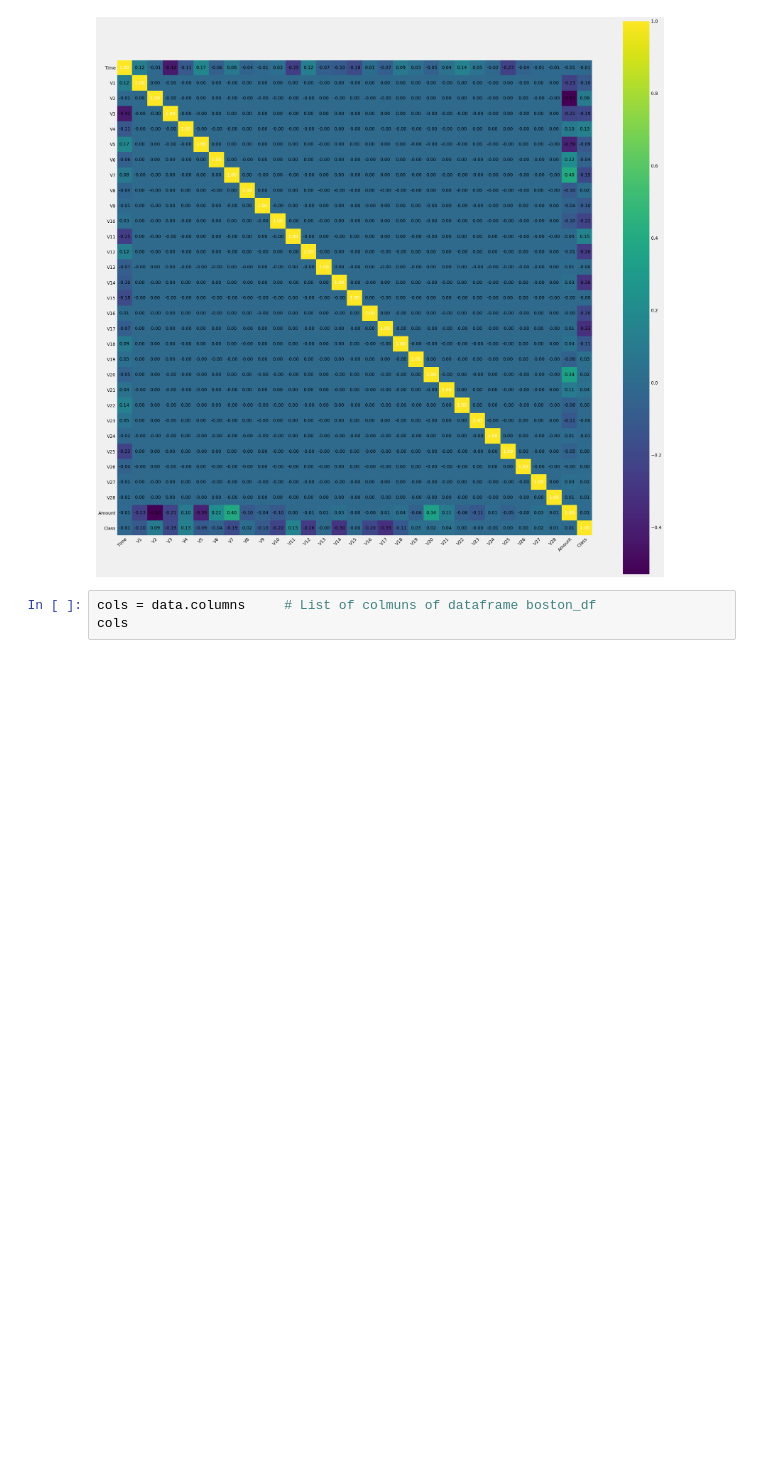
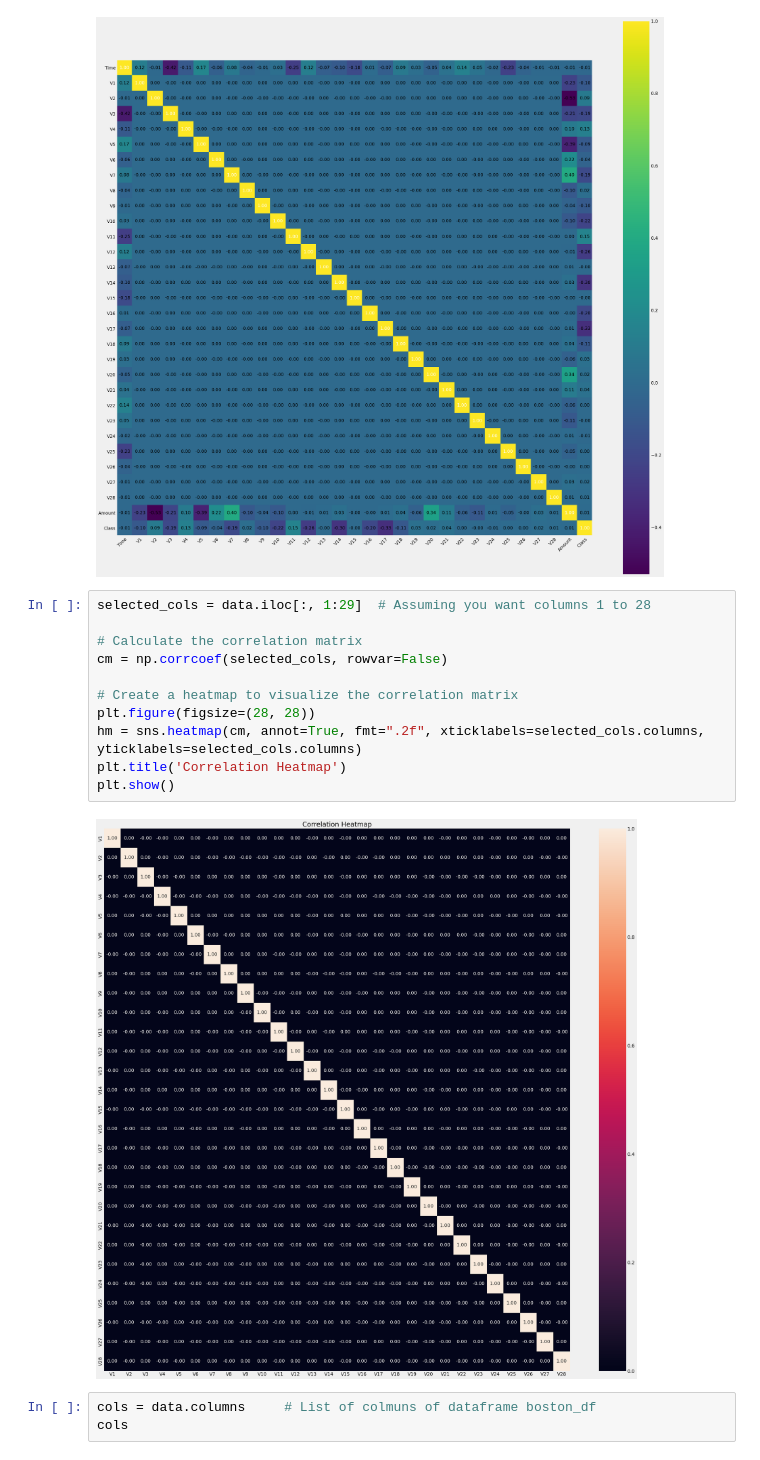
Before and after one commit to Data-606-Kiran/Capstone_Project, a Jupyter notebook: Credit_Card_Fraud_Detection.ipynb, the cells around one changed output. Drawn from its saved outputs; the diff is of its cells as text; blank space fills up the shorter version.

```diff
--- a/Credit_Card_Fraud_Detection.ipynb
+++ b/Credit_Card_Fraud_Detection.ipynb
@@ -187,6 +213,19 @@ hm = heatmap(cm, figsize=(30,30), row_names=cols, column_names=cols)  # Represen
 plt.show()
 # %% [output]
 [figure]
+# %%
+selected_cols = data.iloc[:, 1:29]  # Assuming you want columns 1 to 28
+
+# Calculate the correlation matrix
+cm = np.corrcoef(selected_cols, rowvar=False)
+
+# Create a heatmap to visualize the correlation matrix
+plt.figure(figsize=(28, 28))
+hm = sns.heatmap(cm, annot=True, fmt=".2f", xticklabels=selected_cols.columns, yticklabels=selected_cols.columns)
+plt.title('Correlation Heatmap')
+plt.show()
+# %% [output]
+[figure, added]
 # %%
 cols = data.columns     # List of colmuns of dataframe boston_df
 cols
```
Also changed, not shown: parts of 38 cells of this notebook.
